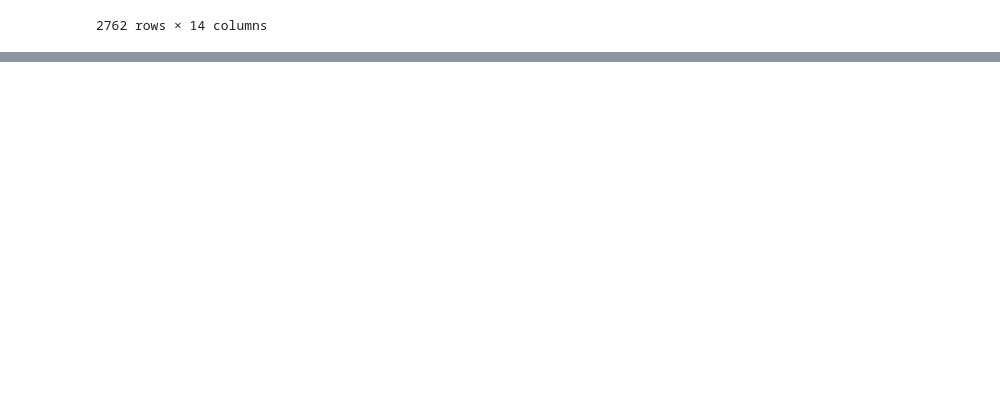
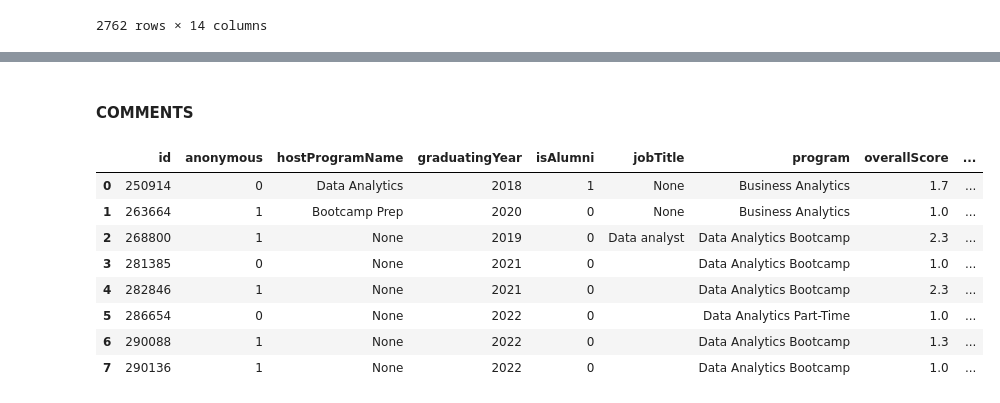
Before and after one commit to andersgom/w2-project2, a Jupyter notebook: project2_notebook_andres.ipynb, the cells around one changed output, grey strips where cells are left out. Drawn from its saved outputs; the diff is of its cells as text; code cells hidden in the pictures; blank space fills up the shorter version.

```diff
--- a/project2_notebook_andres.ipynb
+++ b/project2_notebook_andres.ipynb
@@ -356,3 +354,34 @@ best.to_csv('best.csv')
 worst.to_csv('worst.csv')
 overall.to_csv('overall.csv')
 da_score.to_csv('da_score.csv')
+# %% [markdown]
+#### COMMENTS
+# %%
+cnx = mysql.connector.connect(user = 'root',     #Username
+                            password = 'PASSWORD',
+                            host = '127.0.0.1')
+
+cursor = cnx.cursor()
+cursor
+
+query = """
+SELECT *
+FROM project2v2.comments
+WHERE (overallScore < 3) AND (school = 'ironhack' AND program LIKE 'Data%' OR program LIKE 'Business Ana%');
+"""
+
+cursor.execute(query)
+worstrev = cursor.fetchall()
+
+worstrev = pd.DataFrame(worstrev, columns = [col_name[0] for col_name in cursor.description])
+worstrev
+# %% [output]
+|  | id | anonymous | hostProgramName | graduatingYear | isAlumni | jobTitle | program | overallScore | ... |
+| 0 | 250914 | 0 | Data Analytics | 2018 | 1 | None | Business Analytics | 1.7 | ... |
+| 1 | 263664 | 1 | Bootcamp Prep | 2020 | 0 | None | Business Analytics | 1.0 | ... |
+| 2 | 268800 | 1 | None | 2019 | 0 | Data analyst | Data Analytics Bootcamp | 2.3 | ... |
+| 3 | 281385 | 0 | None | 2021 | 0 |  | Data Analytics Bootcamp | 1.0 | ... |
+| 4 | 282846 | 1 | None | 2021 | 0 |  | Data Analytics Bootcamp | 2.3 | ... |
+| 5 | 286654 | 0 | None | 2022 | 0 |  | Data Analytics Part-Time | 1.0 | ... |
+| 6 | 290088 | 1 | None | 2022 | 0 |  | Data Analytics Bootcamp | 1.3 | ... |
+| 7 | 290136 | 1 | None | 2022 | 0 |  | Data Analytics Bootcamp | 1.0 | ... |
```
Also changed, not shown: parts of 10 cells of this notebook, 9 other files.
